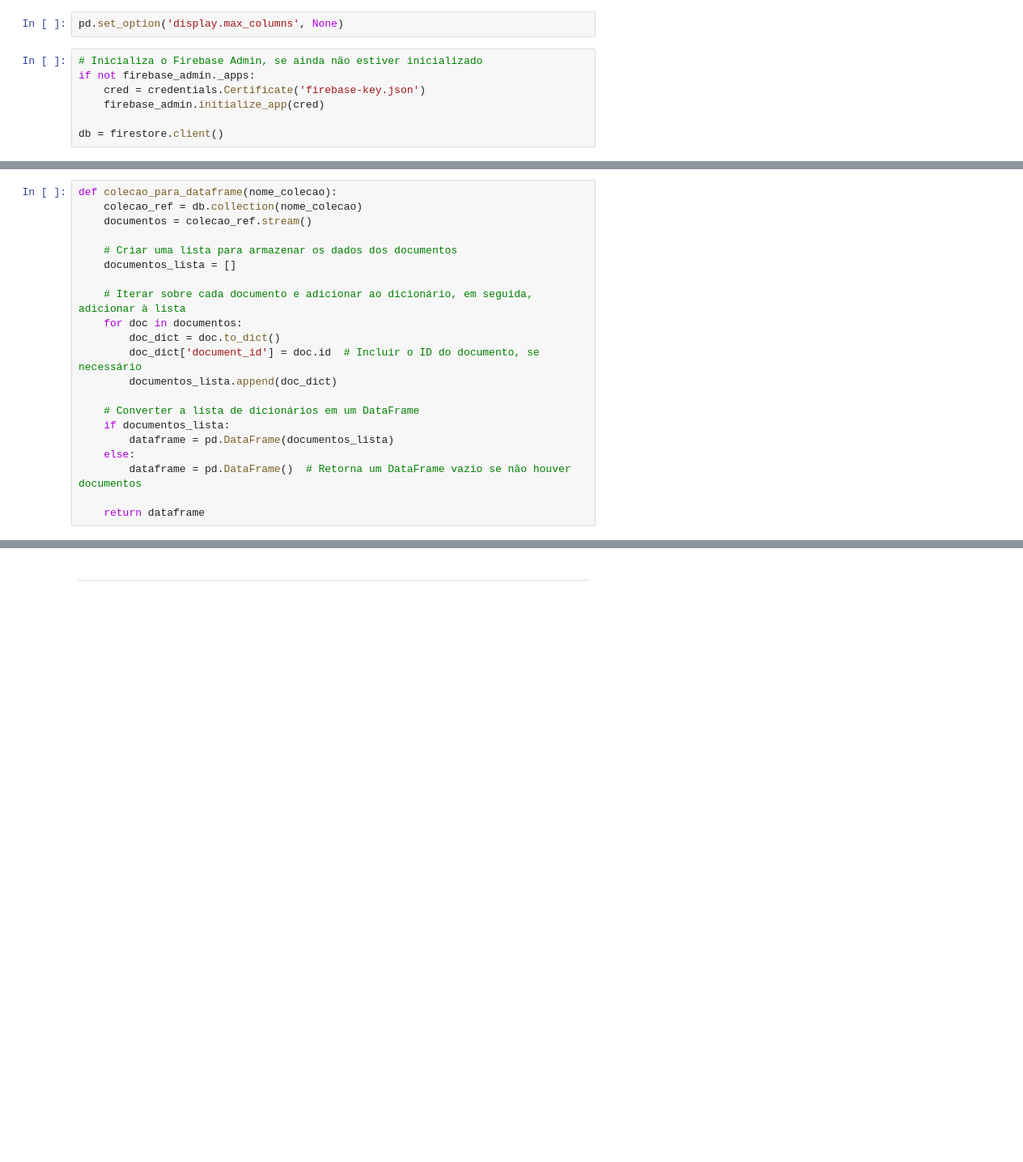
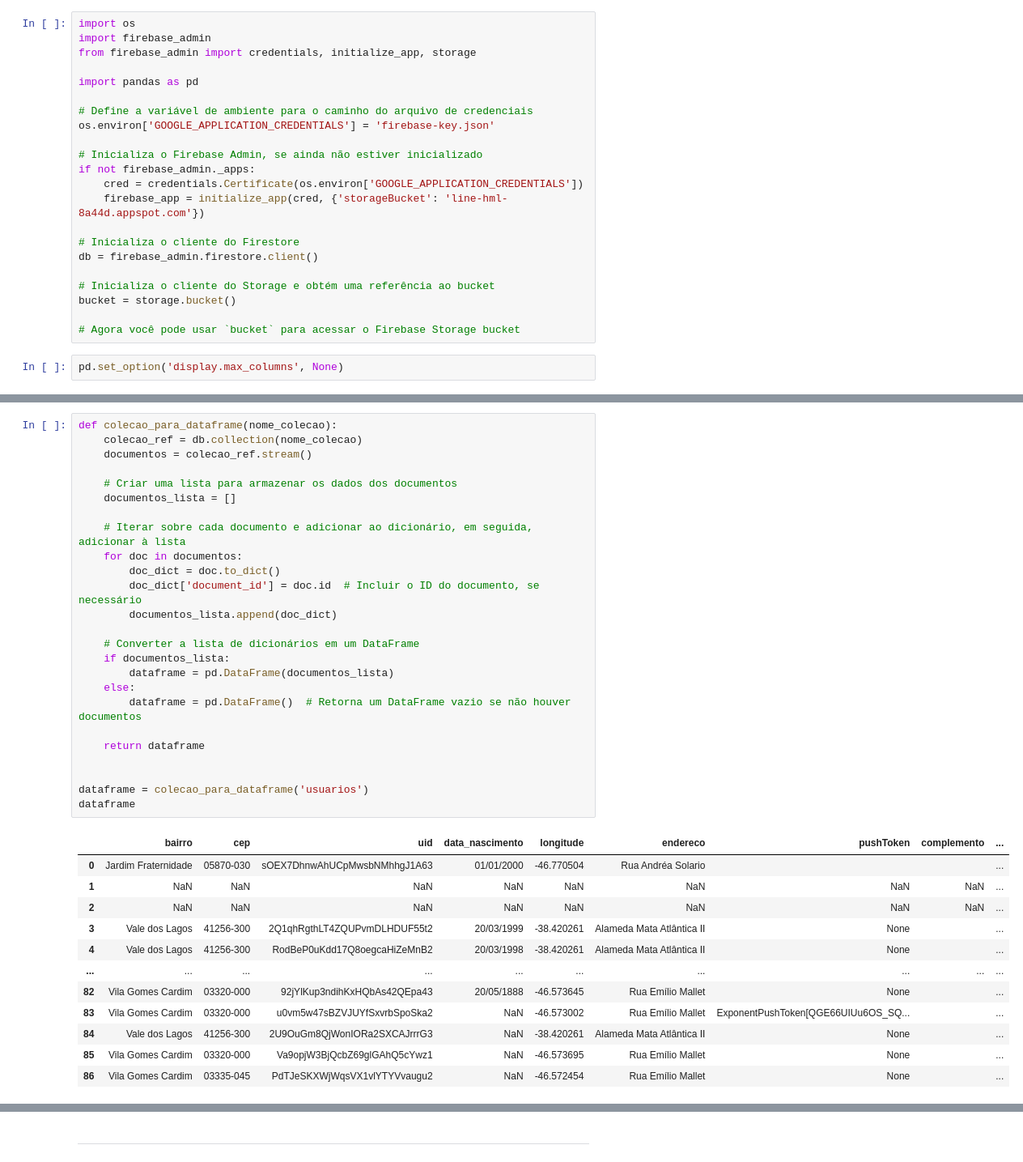
Before and after one commit to jose-cleiton/firebase_sdk, a Jupyter notebook: firebase_test.ipynb, the cells around one changed output, grey strips where cells are left out. Shown at 81% size. Cells and saved outputs as stored; diff of their text form; blank space fills up the shorter version.

Commit message:
feat: :zap: Configurando o backet do firebase

```diff
--- a/firebase_test.ipynb
+++ b/firebase_test.ipynb
@@ -8,9 +1,24 @@ import pandas as pd
+# %%
+import os
+import firebase_admin
+from firebase_admin import credentials, initialize_app, storage
+
+import pandas as pd
+
+# Define a variável de ambiente para o caminho do arquivo de credenciais
+os.environ['GOOGLE_APPLICATION_CREDENTIALS'] = 'firebase-key.json'
+
+# Inicializa o Firebase Admin, se ainda não estiver inicializado
+if not firebase_admin._apps:
+    cred = credentials.Certificate(os.environ['GOOGLE_APPLICATION_CREDENTIALS'])
+    firebase_app = initialize_app(cred, {'storageBucket': 'line-hml-8a44d.appspot.com'})
+
+# Inicializa o cliente do Firestore
+db = firebase_admin.firestore.client()
+
+# Inicializa o cliente do Storage e obtém uma referência ao bucket
+bucket = storage.bucket()
+
+# Agora você pode usar `bucket` para acessar o Firebase Storage bucket
 # %%
 pd.set_option('display.max_columns', None)
-# %%
-# Inicializa o Firebase Admin, se ainda não estiver inicializado
-if not firebase_admin._apps:
-    cred = credentials.Certificate('firebase-key.json')
-    firebase_admin.initialize_app(cred)
-
-db = firestore.client()
@@ -48,21 +121,38 @@ Nome da Coleção: CPF
 # %%
 def colecao_para_dataframe(nome_colecao):
     colecao_ref = db.collection(nome_colecao)
     documentos = colecao_ref.stream()
 
     # Criar uma lista para armazenar os dados dos documentos
     documentos_lista = []
 
     # Iterar sobre cada documento e adicionar ao dicionário, em seguida, adicionar à lista
     for doc in documentos:
         doc_dict = doc.to_dict()
         doc_dict['document_id'] = doc.id  # Incluir o ID do documento, se necessário
         documentos_lista.append(doc_dict)
 
     # Converter a lista de dicionários em um DataFrame
     if documentos_lista:
         dataframe = pd.DataFrame(documentos_lista)
     else:
         dataframe = pd.DataFrame()  # Retorna um DataFrame vazio se não houver documentos
 
     return dataframe
+
+
+dataframe = colecao_para_dataframe('usuarios')
+dataframe
+# %% [output]
+|  | bairro | cep | uid | data_nascimento | longitude | endereco | pushToken | complemento | ... |
+| 0 | Jardim Fraternidade | 05870-030 | sOEX7DhnwAhUCpMwsbNMhhgJ1A63 | 01/01/2000 | -46.770504 | Rua Andréa Solario |  |  | ... |
+| 1 | NaN | NaN | NaN | NaN | NaN | NaN | NaN | NaN | ... |
+| 2 | NaN | NaN | NaN | NaN | NaN | NaN | NaN | NaN | ... |
+| 3 | Vale dos Lagos | 41256-300 | 2Q1qhRgthLT4ZQUPvmDLHDUF55t2 | 20/03/1999 | -38.420261 | Alameda Mata Atlântica II | None |  | ... |
+| 4 | Vale dos Lagos | 41256-300 | RodBeP0uKdd17Q8oegcaHiZeMnB2 | 20/03/1998 | -38.420261 | Alameda Mata Atlântica II | None |  | ... |
+| ... | ... | ... | ... | ... | ... | ... | ... | ... | ... |
+| 82 | Vila Gomes Cardim | 03320-000 | 92jYlKup3ndihKxHQbAs42QEpa43 | 20/05/1888 | -46.573645 | Rua Emílio Mallet | None |  | ... |
+| 83 | Vila Gomes Cardim | 03320-000 | u0vm5w47sBZVJUYfSxvrbSpoSka2 | NaN | -46.573002 | Rua Emílio Mallet | ExponentPushToken[QGE66UIUu6OS_SQ... |  | ... |
+| 84 | Vale dos Lagos | 41256-300 | 2U9OuGm8QjWonIORa2SXCAJrrrG3 | NaN | -38.420261 | Alameda Mata Atlântica II | None |  | ... |
+| 85 | Vila Gomes Cardim | 03320-000 | Va9opjW3BjQcbZ69glGAhQ5cYwz1 | NaN | -46.573695 | Rua Emílio Mallet | None |  | ... |
+| 86 | Vila Gomes Cardim | 03335-045 | PdTJeSKXWjWqsVX1vlYTYVvaugu2 | NaN | -46.572454 | Rua Emílio Mallet | None |  | ... |
```
Also changed, not shown: parts of 9 cells of this notebook.
